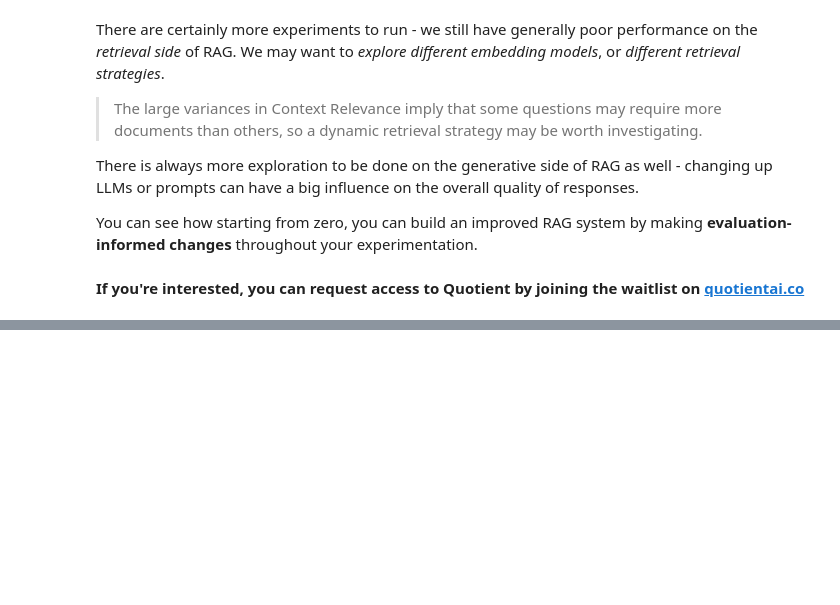
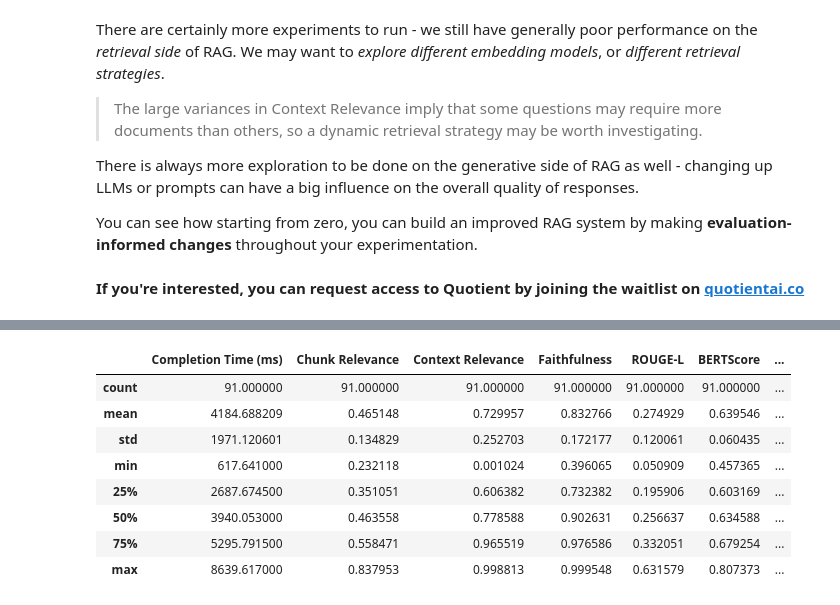
Before and after one commit to qdrant/qdrant-rag-eval, a Jupyter notebook: workshop-rag-eval-qdrant-quotient/notebook/quotient_qdrant_rag_eval_with_reranker.ipynb, the cells around one changed output, grey strips where cells are left out. Drawn from its saved outputs; the diff is of its cells as text; code cells hidden in the pictures; blank space fills up the shorter version.

```diff
--- a/workshop-rag-eval-qdrant-quotient/notebook/quotient_qdrant_rag_eval_with_reranker.ipynb
+++ b/workshop-rag-eval-qdrant-quotient/notebook/quotient_qdrant_rag_eval_with_reranker.ipynb
@@ -314,7 +307,7 @@ COLLECTON_NAME = "experiment_512_64_bge-small-en"
 QUERY = "What is the purpose of ef_construct in HNSW?"
 NUM_DOCS = 5
 
-def get_reranked_documents_with_mixedbread(collection_name, query, num_documents=3):
+def get_reranked_documents_with_mixedbread(collection_name, query, num_documents=5):
     """
     This function retrieves the desired number of documents from the Qdrant collection given a query.
     It returns a list of the reranked retrieved documents.
@@ -323,7 +316,7 @@ def get_reranked_documents_with_mixedbread(collection_name, query, num_documents
     search_results = client.query(
         collection_name=collection_name,
         query_text=query,
-        limit=num_documents,
+        limit=num_documents+4,
     )
     results = [r.metadata["document"] for r in search_results]
 
@@ -331,10 +324,13 @@ def get_reranked_documents_with_mixedbread(collection_name, query, num_documents
     model="mixedbread-ai/mxbai-rerank-large-v1",
     query=QUERY,
     input=results,
-    top_k=3,
+    top_k=num_documents,
     return_input=True
     )
-    return response
+
+    time.sleep(1)
+
+    return [doc.input for doc in response.data]
 
 print(get_reranked_documents_with_mixedbread(COLLECTON_NAME,QUERY,NUM_DOCS))
 # %% [output]
@@ -378,7 +528,7 @@ For our evaluation, we will be considering the following metrics, with a focus o
 - **BERT Sentence Similarity**
 - **BERTScore**
 # %%
-def run_eval(eval_df, collection_name, recipe_id, num_docs=3, path="eval_dataset_qdrant_questions.csv"):
+def run_eval(eval_df, collection_name, recipe_id, doc_retrieval_function=get_documents, num_docs=5, path="eval_dataset_qdrant_questions.csv"):
     """
     This function evaluates the performance of a complete RAG pipeline on a given evaluation dataset.
 
@@ -390,9 +540,10 @@ def run_eval(eval_df, collection_name, recipe_id, num_docs=3, path="eval_dataset
     """
 
     # Add context to each question by retrieving relevant documents
-    eval_df['documents'] = eval_df.apply(lambda x: get_documents(collection_name=collection_name,
-                                                                query=x['input_text'],
-                                                                num_documents=num_docs), axis=1)
+    eval_df['documents'] = eval_df.apply(lambda x: doc_retrieval_function(
+        collection_name=collection_name,
+        query=x['input_text'],
+        num_documents=num_docs), axis=1)
     eval_df['context'] = eval_df.apply(lambda x: "\n".join(x['documents']), axis=1)
 
     # Now we'll save the eval_df to a CSV
@@ -953,0 +1121,18 @@ You can see how starting from zero, you can build an improved RAG system by maki
+# %%
+
+experiment_6 = run_eval(eval_df,
+                        collection_name=COLLECTION_NAME,
+                        doc_retrieval_function=get_reranked_documents_with_mixedbread,
+                        recipe_id=recipe_gpt['id'],
+                        num_docs=num_docs,
+                        path=f"{COLLECTION_NAME}_{num_docs}_reranked_mixedbread_gpt.csv")
+# %% [output]
+|  | Completion Time (ms) | Chunk Relevance | Context Relevance | Faithfulness | ROUGE-L | BERTScore | ... |
+| count | 91.000000 | 91.000000 | 91.000000 | 91.000000 | 91.000000 | 91.000000 | ... |
+| mean | 4184.688209 | 0.465148 | 0.729957 | 0.832766 | 0.274929 | 0.639546 | ... |
+| std | 1971.120601 | 0.134829 | 0.252703 | 0.172177 | 0.120061 | 0.060435 | ... |
+| min | 617.641000 | 0.232118 | 0.001024 | 0.396065 | 0.050909 | 0.457365 | ... |
+| 25% | 2687.674500 | 0.351051 | 0.606382 | 0.732382 | 0.195906 | 0.603169 | ... |
+| 50% | 3940.053000 | 0.463558 | 0.778588 | 0.902631 | 0.256637 | 0.634588 | ... |
+| 75% | 5295.791500 | 0.558471 | 0.965519 | 0.976586 | 0.332051 | 0.679254 | ... |
+| max | 8639.617000 | 0.837953 | 0.998813 | 0.999548 | 0.631579 | 0.807373 | ... |
```
Also changed, not shown: parts of 36 cells of this notebook, 1 other file.
